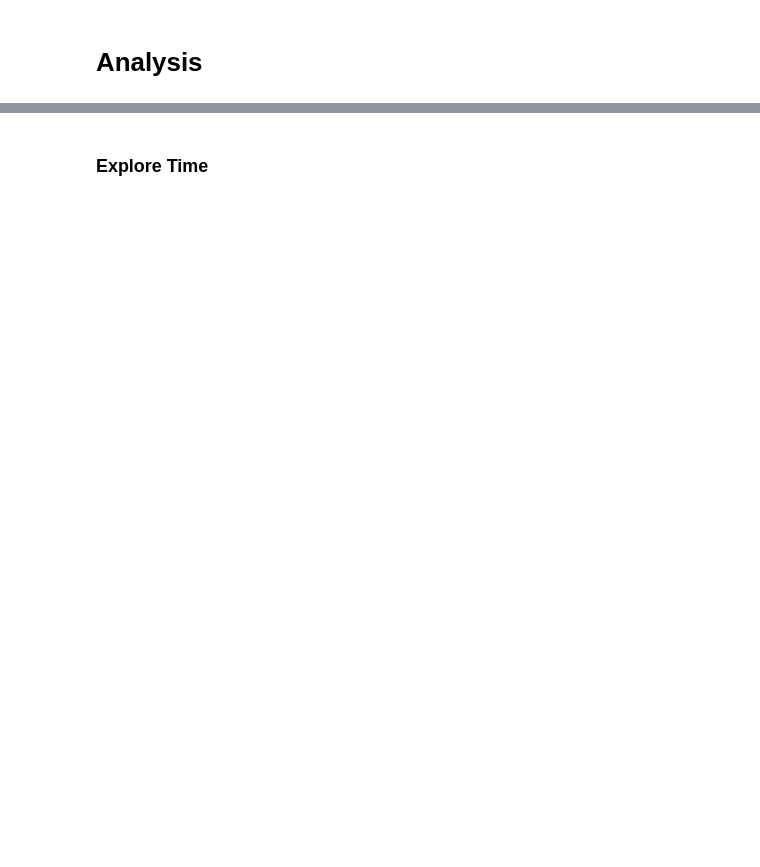
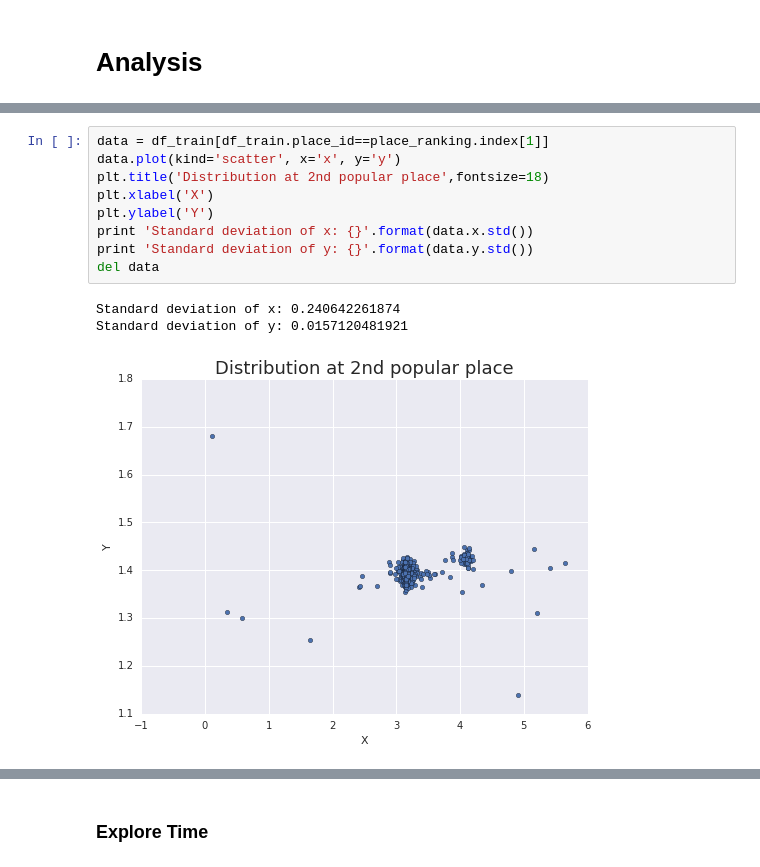
Before and after one commit to YungChunLu/MLND.Project5, a Jupyter notebook: Developing.ipynb, the cells around one changed output, grey strips where cells are left out. Cells and saved outputs as stored; diff of their text form; blank space fills up the shorter version.

```diff
--- a/Developing.ipynb
+++ b/Developing.ipynb
@@ -92,0 +159,13 @@ sns.jointplot(data=df_train.sample(frac=0.01), x='x',y='y',kind='hex')
+# %%
+data = df_train[df_train.place_id==place_ranking.index[1]]
+data.plot(kind='scatter', x='x', y='y')
+plt.title('Distribution at 2nd popular place',fontsize=18)
+plt.xlabel('X')
+plt.ylabel('Y')
+print 'Standard deviation of x: {}'.format(data.x.std())
+print 'Standard deviation of y: {}'.format(data.y.std())
+del data
+# %% [output]
+Standard deviation of x: 0.240642261874
+Standard deviation of y: 0.0157120481921
+[figure, added]
```
Also changed, not shown: parts of 155 cells of this notebook, 1 other file.
